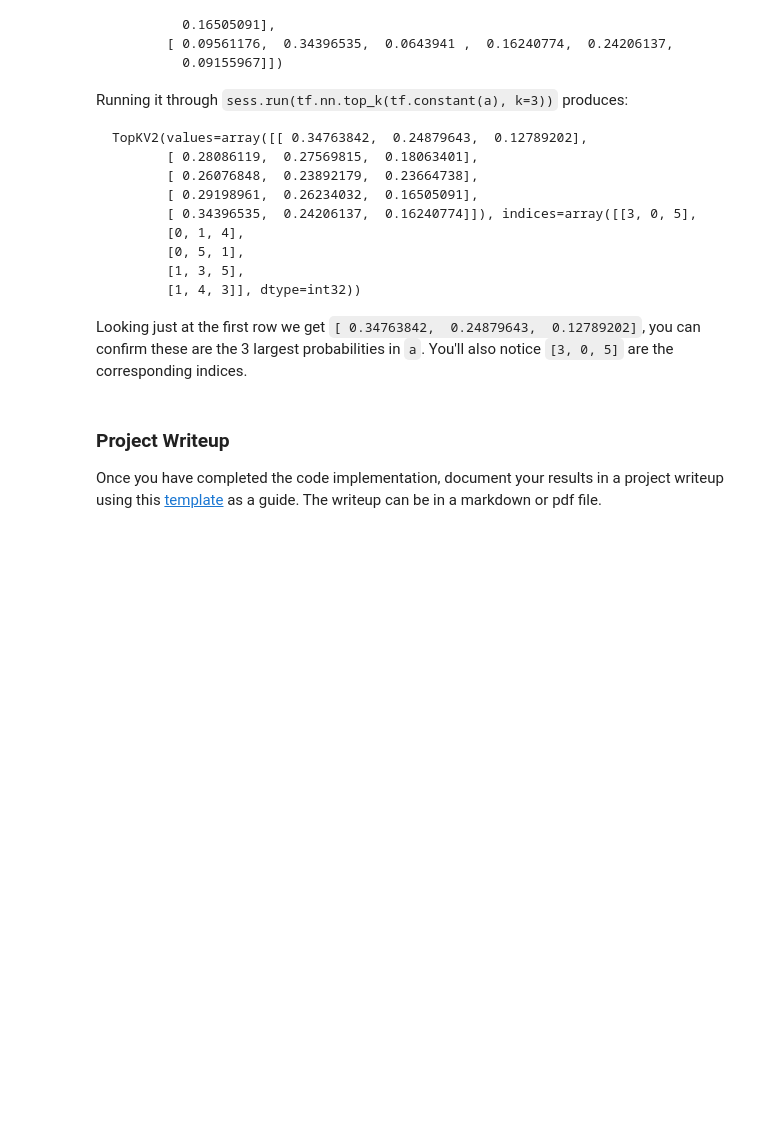
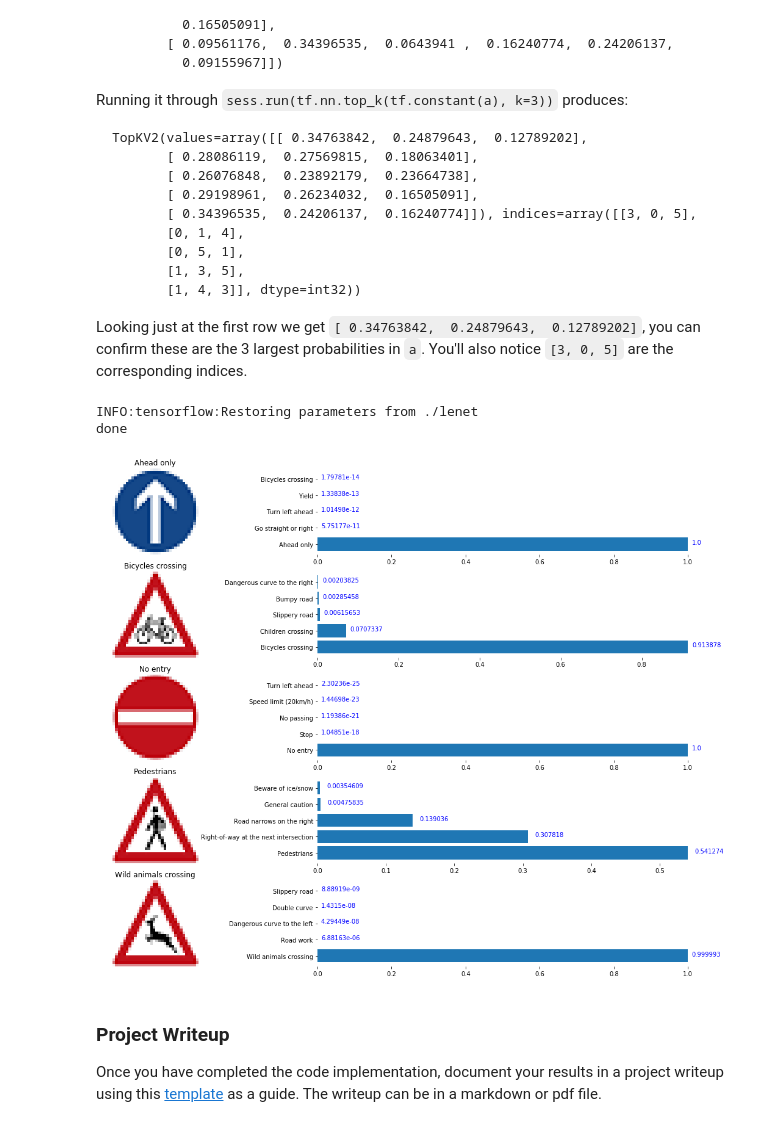
Before and after one commit to CollazzoD/-CarND-Traffic-Sign-Classifier-Project, a Jupyter notebook: Traffic_Sign_Classifier.ipynb, the cells around one changed output. Saved outputs shown, nothing was run; the diff lists cells and outputs as text; code cells hidden in the pictures; blank space fills up the shorter version.

```diff
--- a/Traffic_Sign_Classifier.ipynb
+++ b/Traffic_Sign_Classifier.ipynb
@@ -604,3 +617,47 @@ Looking just at the first row we get `[ 0.34763842,  0.24879643,  0.12789202]`,
+# %%
+### Print out the top five softmax probabilities for the predictions on the German traffic sign images found on the web.
+### Feel free to use as many code cells as needed.
+def display_top_softmax(test_images, test_labels, top_k):
+    probabilities = top_k.values
+    indices = top_k.indices
+
+    signnames = pd.read_csv('signnames.csv')
+
+    N_COLUMNS = 2
+    N_ROWS = len(indices)
+    WIDTH = 20
+    HEIGHT = N_ROWS * 3
+    fig, axs = plt.subplots(N_ROWS, N_COLUMNS, figsize=(WIDTH, HEIGHT), gridspec_kw={'width_ratios': [1, 1.5]})
+    fig.subplots_adjust(hspace = .2, wspace=.1)
+    axs = axs.ravel()
+    i = 0
+    for row in range(N_ROWS):
+        axs[i].axis('off')
+        axs[i].imshow(test_images[row])
+        sign_name = signnames[signnames['ClassId'] == test_labels[row]]['SignName'].values[0]
+        axs[i].set_title(sign_name)
+        i += 1
+        axs[i].set_frame_on(False)
+        labels = [signnames[signnames['ClassId'] == j]['SignName'].values[0] for j in indices[row]]
+        y_pos = range(len(indices[row]))
+        for j, v in enumerate(probabilities[row]):
+            axs[i].text(v + 0.01, j, str(v), color='blue')
+        axs[i].barh(y_pos, probabilities[row], tick_label=labels, linewidth  = 0)
+        i += 1
+
+softmax_logits = tf.nn.softmax(logits)
+top_k=tf.nn.top_k(softmax_logits,5)
+
+with tf.Session() as sess:
+    saver.restore(sess, tf.train.latest_checkpoint('.'))
+    top_k = sess.run(top_k, feed_dict={x: my_images_preprocessed, keep_prob : 1.0})
+    display_top_softmax(my_images, my_labels, top_k)
+
+print('done')
+# %% [output]
+INFO:tensorflow:Restoring parameters from ./lenet
+done
+[figure, added]
 # %% [markdown]
 ### Project Writeup
 
```
Also changed, not shown: parts of 9 cells of this notebook, 1 other file.
